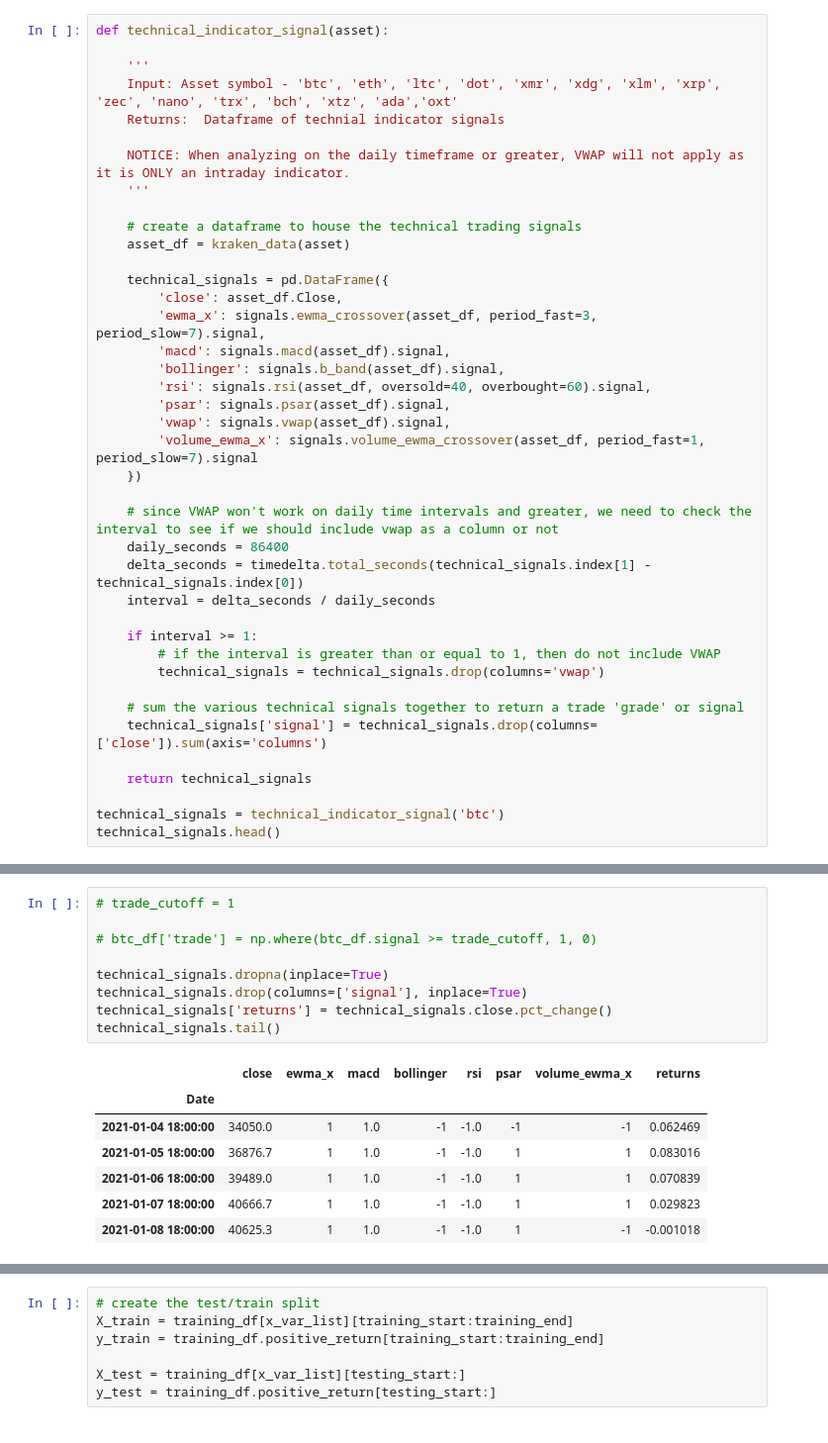
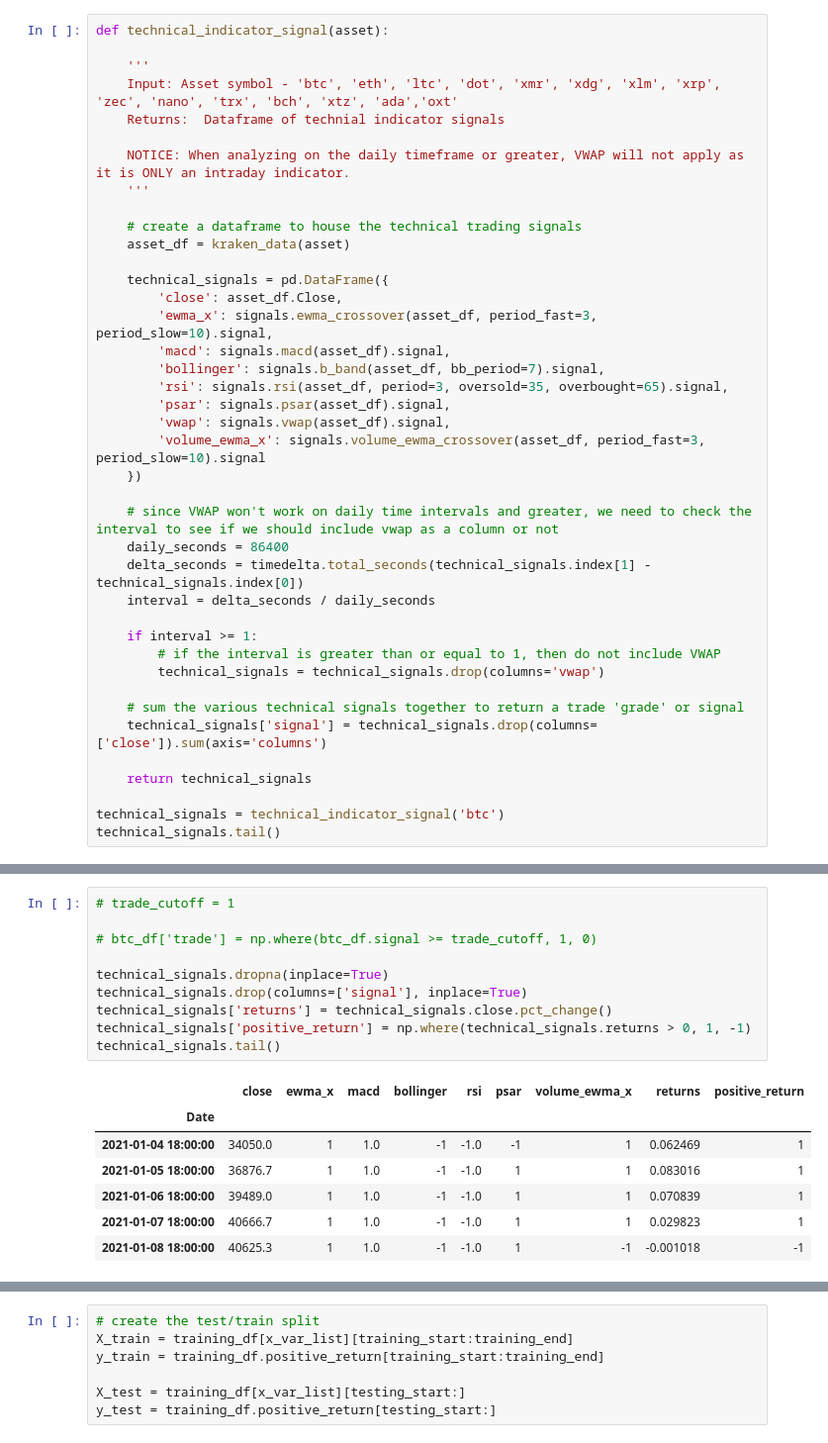
Before and after one commit to stew1922/Crypto_Bandyts, a Jupyter notebook: libs/notebooks/travis.ipynb, the cells around one changed output, grey strips where cells are left out. Shown at 99% size. Saved outputs shown, nothing was run; the diff lists cells and outputs as text.

Commit message:
fixed technical_indicator_signal function

```diff
--- a/libs/notebooks/travis.ipynb
+++ b/libs/notebooks/travis.ipynb
@@ -31,13 +31,13 @@ def technical_indicator_signal(asset):
 
     technical_signals = pd.DataFrame({
         'close': asset_df.Close,
-        'ewma_x': signals.ewma_crossover(asset_df, period_fast=3, period_slow=7).signal,
+        'ewma_x': signals.ewma_crossover(asset_df, period_fast=3, period_slow=10).signal,
         'macd': signals.macd(asset_df).signal,
-        'bollinger': signals.b_band(asset_df).signal,
-        'rsi': signals.rsi(asset_df, oversold=40, overbought=60).signal,
+        'bollinger': signals.b_band(asset_df, bb_period=7).signal,
+        'rsi': signals.rsi(asset_df, period=3, oversold=35, overbought=65).signal,
         'psar': signals.psar(asset_df).signal,
         'vwap': signals.vwap(asset_df).signal,
-        'volume_ewma_x': signals.volume_ewma_crossover(asset_df, period_fast=1, period_slow=7).signal
+        'volume_ewma_x': signals.volume_ewma_crossover(asset_df, period_fast=3, period_slow=10).signal
     })
 
     # since VWAP won't work on daily time intervals and greater, we need to check the interval to see if we should include vwap as a column or not
@@ -55,7 +55,7 @@ def technical_indicator_signal(asset):
     return technical_signals
 
 technical_signals = technical_indicator_signal('btc')
-technical_signals.head()
+technical_signals.tail()
 # %% [output]
 |  | close | ewma_x | macd | bollinger | rsi | psar | volume_ewma_x | signal |
 | Date |  |  |  |  |  |  |  |  |
@@ -67,18 +67,19 @@ technical_signals.head()
 # %%
 # trade_cutoff = 1
 
 # btc_df['trade'] = np.where(btc_df.signal >= trade_cutoff, 1, 0)
 
 technical_signals.dropna(inplace=True)
 technical_signals.drop(columns=['signal'], inplace=True)
 technical_signals['returns'] = technical_signals.close.pct_change()
+technical_signals['positive_return'] = np.where(technical_signals.returns > 0, 1, -1)
 technical_signals.tail()
 # %% [output]
-|  | close | ewma_x | macd | bollinger | rsi | psar | volume_ewma_x | returns |
-| Date |  |  |  |  |  |  |  |  |
-| 2021-01-04 18:00:00 | 34050.0 | 1 | 1.0 | -1 | -1.0 | -1 | -1 | 0.062469 |
-| 2021-01-05 18:00:00 | 36876.7 | 1 | 1.0 | -1 | -1.0 | 1 | 1 | 0.083016 |
-| 2021-01-06 18:00:00 | 39489.0 | 1 | 1.0 | -1 | -1.0 | 1 | 1 | 0.070839 |
-| 2021-01-07 18:00:00 | 40666.7 | 1 | 1.0 | -1 | -1.0 | 1 | 1 | 0.029823 |
-| 2021-01-08 18:00:00 | 40625.3 | 1 | 1.0 | -1 | -1.0 | 1 | -1 | -0.001018 |
+|  | close | ewma_x | macd | bollinger | rsi | psar | volume_ewma_x | returns | positive_return |
+| Date |  |  |  |  |  |  |  |  |  |
+| 2021-01-04 18:00:00 | 34050.0 | 1 | 1.0 | -1 | -1.0 | -1 | 1 | 0.062469 | 1 |
+| 2021-01-05 18:00:00 | 36876.7 | 1 | 1.0 | -1 | -1.0 | 1 | 1 | 0.083016 | 1 |
+| 2021-01-06 18:00:00 | 39489.0 | 1 | 1.0 | -1 | -1.0 | 1 | 1 | 0.070839 | 1 |
+| 2021-01-07 18:00:00 | 40666.7 | 1 | 1.0 | -1 | -1.0 | 1 | 1 | 0.029823 | 1 |
+| 2021-01-08 18:00:00 | 40625.3 | 1 | 1.0 | -1 | -1.0 | 1 | -1 | -0.001018 | -1 |
 # %%
```
Also changed, not shown: parts of 14 cells of this notebook.
